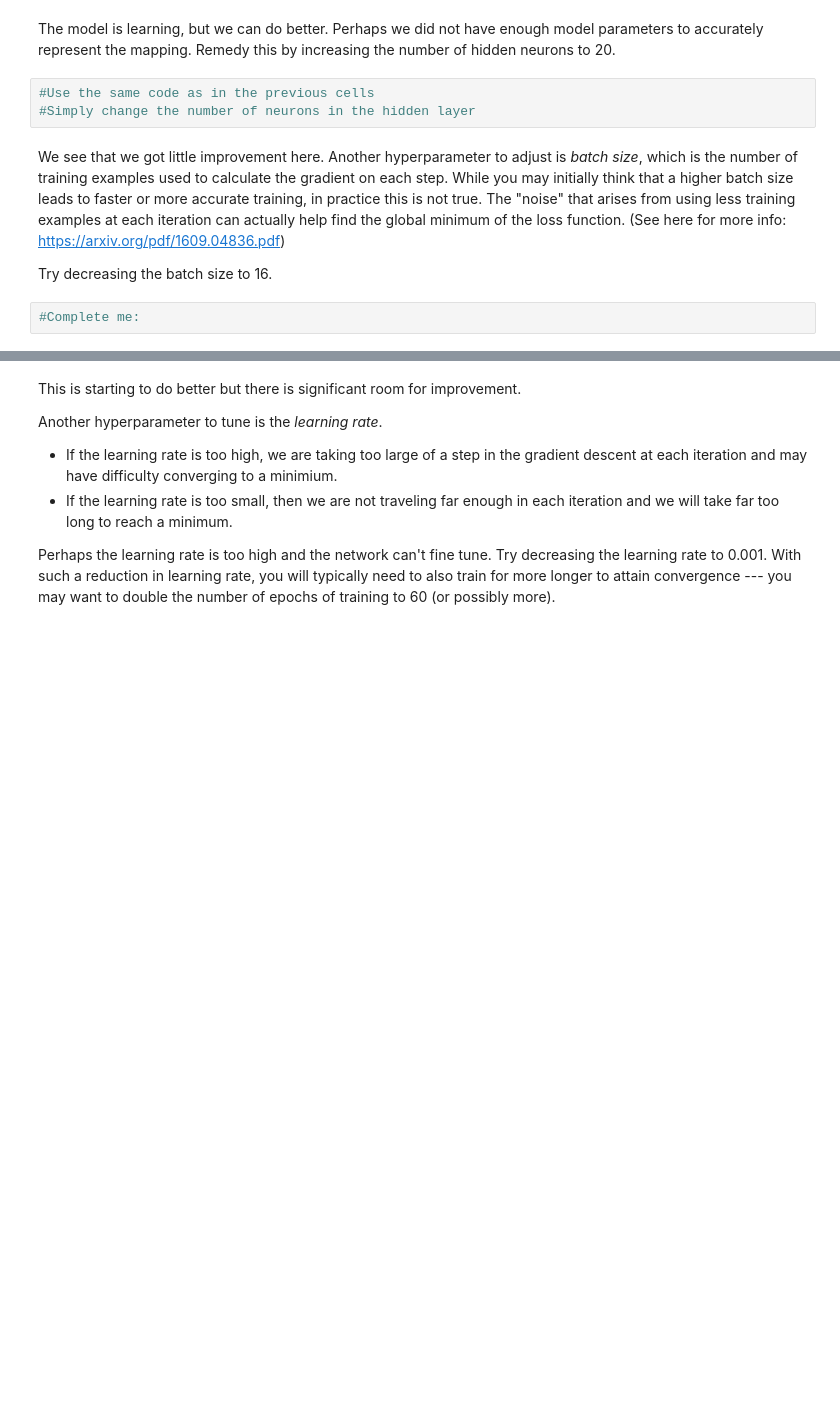
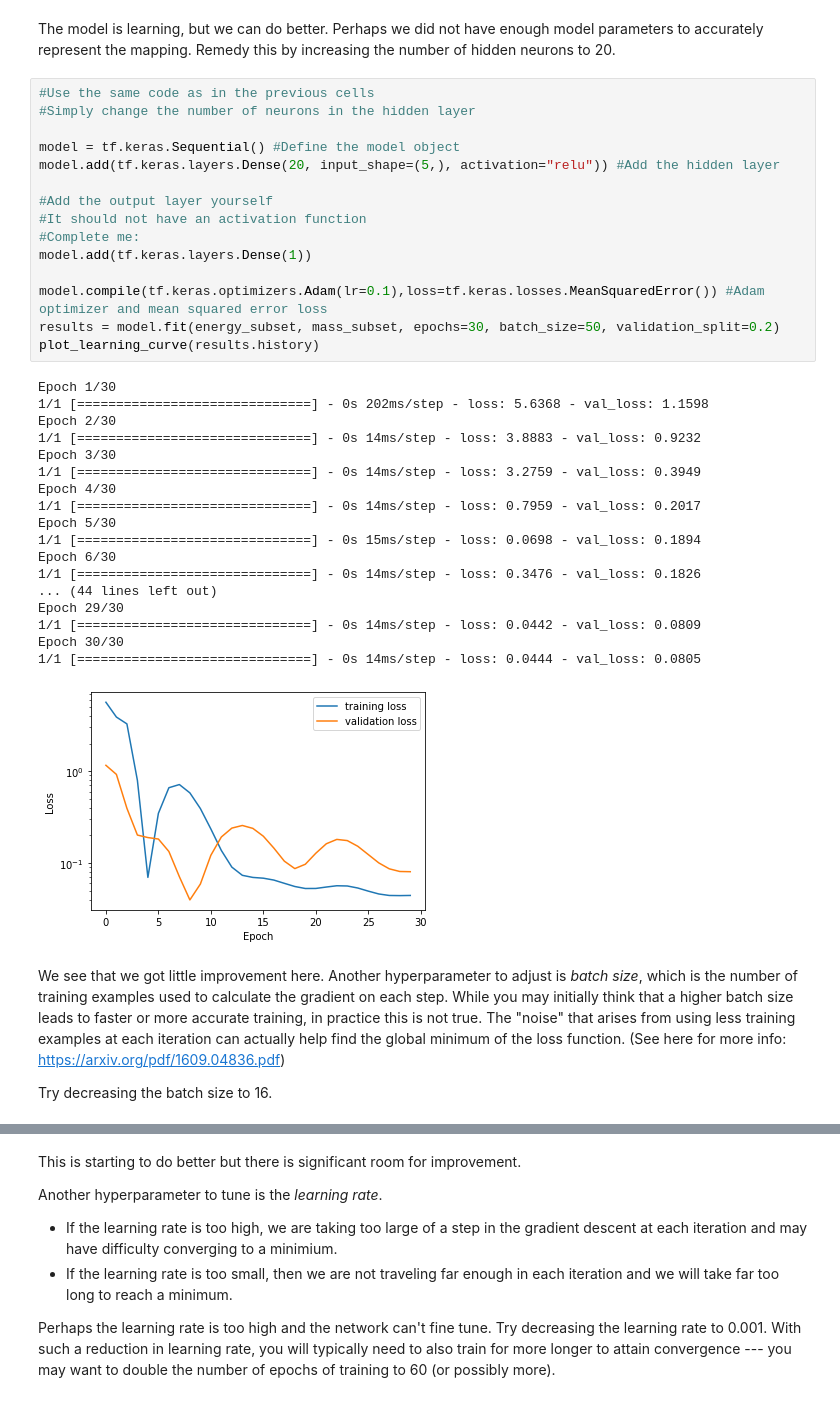
Before and after one commit to iishiishii/MachineLearnECT, a Jupyter notebook: Day 6/hw.ipynb, the cells around one changed output, grey strips where cells are left out. Cells and saved outputs as stored; diff of their text form; blank space fills up the shorter version.

```diff
--- a/Day 6/hw.ipynb
+++ b/Day 6/hw.ipynb
@@ -94,12 +115,41 @@ plot_learning_curve(results.history)
 # %% [markdown]
 The model is learning, but we can do better. Perhaps we did not have enough model parameters to accurately represent the mapping. Remedy this by increasing the number of hidden neurons to 20.
-# %%
-#Use the same code as in the previous cells
-#Simply change the number of neurons in the hidden layer
+# %%
+#Use the same code as in the previous cells
+#Simply change the number of neurons in the hidden layer
+
+model = tf.keras.Sequential() #Define the model object
+model.add(tf.keras.layers.Dense(20, input_shape=(5,), activation="relu")) #Add the hidden layer
+
+#Add the output layer yourself
+#It should not have an activation function
+#Complete me:
+model.add(tf.keras.layers.Dense(1))
+
+model.compile(tf.keras.optimizers.Adam(lr=0.1),loss=tf.keras.losses.MeanSquaredError()) #Adam optimizer and mean squared error loss
+results = model.fit(energy_subset, mass_subset, epochs=30, batch_size=50, validation_split=0.2)
+plot_learning_curve(results.history)
+# %% [output]
+Epoch 1/30
+1/1 [==============================] - 0s 202ms/step - loss: 5.6368 - val_loss: 1.1598
+Epoch 2/30
+1/1 [==============================] - 0s 14ms/step - loss: 3.8883 - val_loss: 0.9232
+Epoch 3/30
+1/1 [==============================] - 0s 14ms/step - loss: 3.2759 - val_loss: 0.3949
+Epoch 4/30
+1/1 [==============================] - 0s 14ms/step - loss: 0.7959 - val_loss: 0.2017
+Epoch 5/30
+1/1 [==============================] - 0s 15ms/step - loss: 0.0698 - val_loss: 0.1894
+Epoch 6/30
+1/1 [==============================] - 0s 14ms/step - loss: 0.3476 - val_loss: 0.1826
+... (44 lines left out)
+Epoch 29/30
+1/1 [==============================] - 0s 14ms/step - loss: 0.0442 - val_loss: 0.0809
+Epoch 30/30
+1/1 [==============================] - 0s 14ms/step - loss: 0.0444 - val_loss: 0.0805
+[figure, added]
 # %% [markdown]
 We see that we got little improvement here. Another hyperparameter to adjust is *batch size*, which is the number of training examples used to calculate the gradient on each step. While you may initially think that a higher batch size leads to faster or more accurate training, in practice this is not true. The "noise" that arises from using less training examples at each iteration can actually help find the global minimum of the loss function.
 (See here for more info: https://arxiv.org/pdf/1609.04836.pdf)
 
 Try decreasing the batch size to 16.
-# %%
-#Complete me:
```
Also changed, not shown: parts of 23 cells of this notebook, 1 other file.
